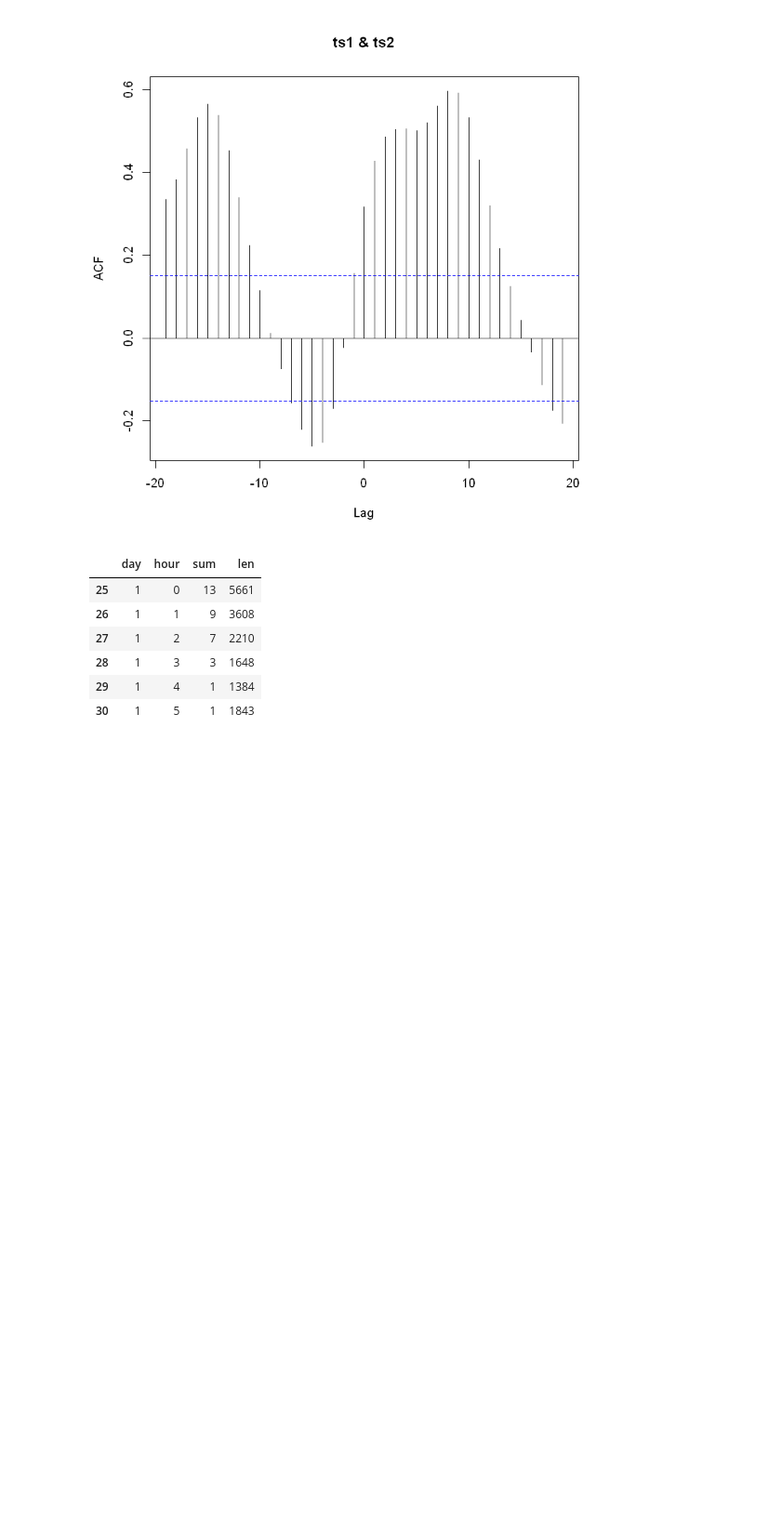
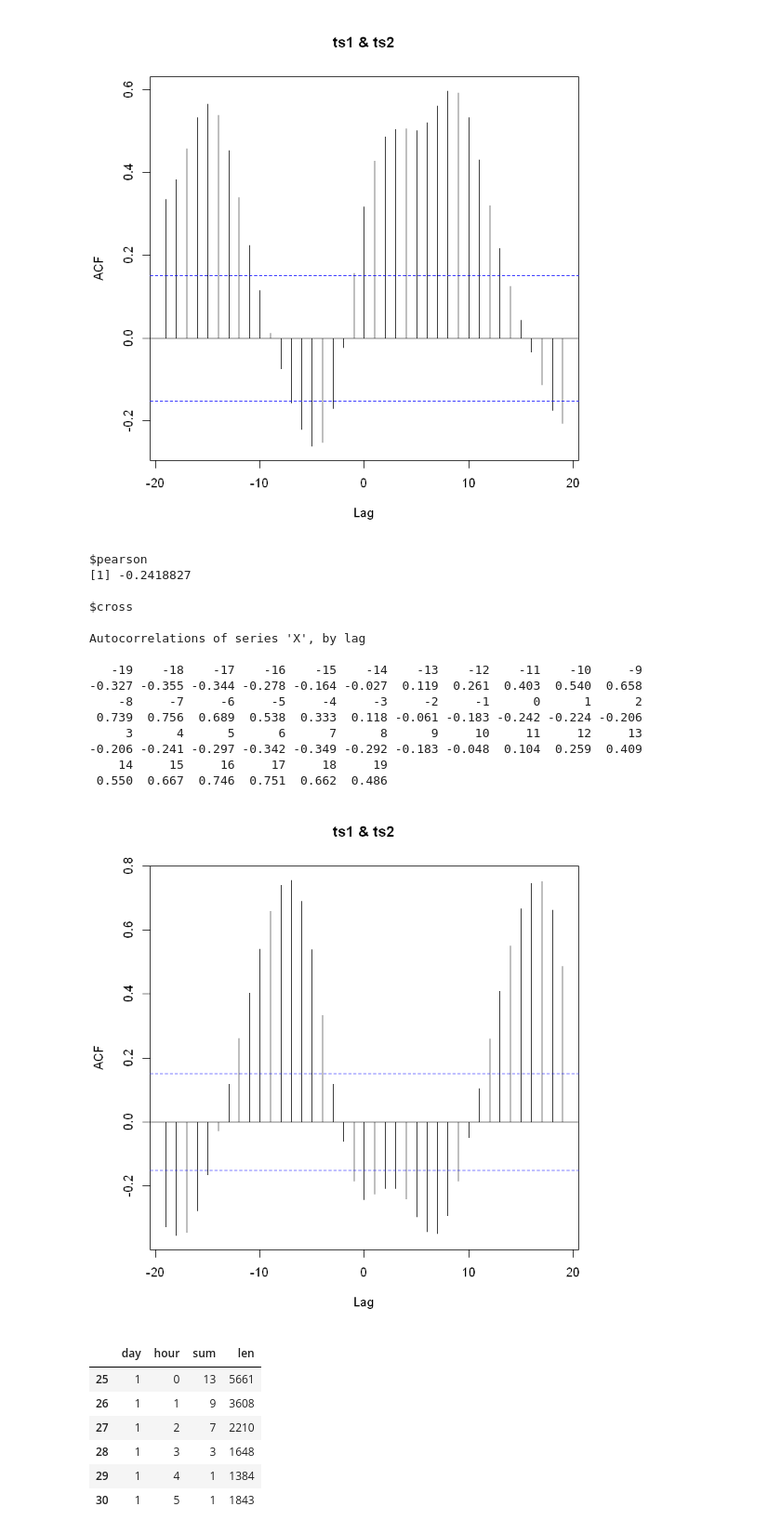
Before and after one commit to tj2huang/nyu-research, a Jupyter notebook: notebooks/ts_comparison.ipynb, the cells around one changed output. Shown: that part at 93% size. Drawn from its saved outputs; the diff is of its cells as text; code cells hidden in the pictures; blank space fills up the shorter version.

Commit message:
added correlations

```diff
--- a/notebooks/ts_comparison.ipynb
+++ b/notebooks/ts_comparison.ipynb
@@ -93,6 +93,25 @@ Autocorrelations of series 'X', by lag
     14     15     16     17     18     19
  0.125  0.042 -0.034 -0.112 -0.174 -0.205
 [figure]
+# %%
+correlations(inst_alc, fs_alc)
+# %% [output]
+$pearson
+[1] -0.2418827
+
+$cross
+
+Autocorrelations of series 'X', by lag
+
+   -19    -18    -17    -16    -15    -14    -13    -12    -11    -10     -9
+-0.327 -0.355 -0.344 -0.278 -0.164 -0.027  0.119  0.261  0.403  0.540  0.658
+    -8     -7     -6     -5     -4     -3     -2     -1      0      1      2
+ 0.739  0.756  0.689  0.538  0.333  0.118 -0.061 -0.183 -0.242 -0.224 -0.206
+     3      4      5      6      7      8      9     10     11     12     13
+-0.206 -0.241 -0.297 -0.342 -0.349 -0.292 -0.183 -0.048  0.104  0.259  0.409
+    14     15     16     17     18     19
+ 0.550  0.667  0.746  0.751  0.662  0.486
+[figure, added]
 # %%
 tob_june = read.csv("data/tob-june.csv")
 tob_sept = read.csv('data/tob-sept.csv')
```
